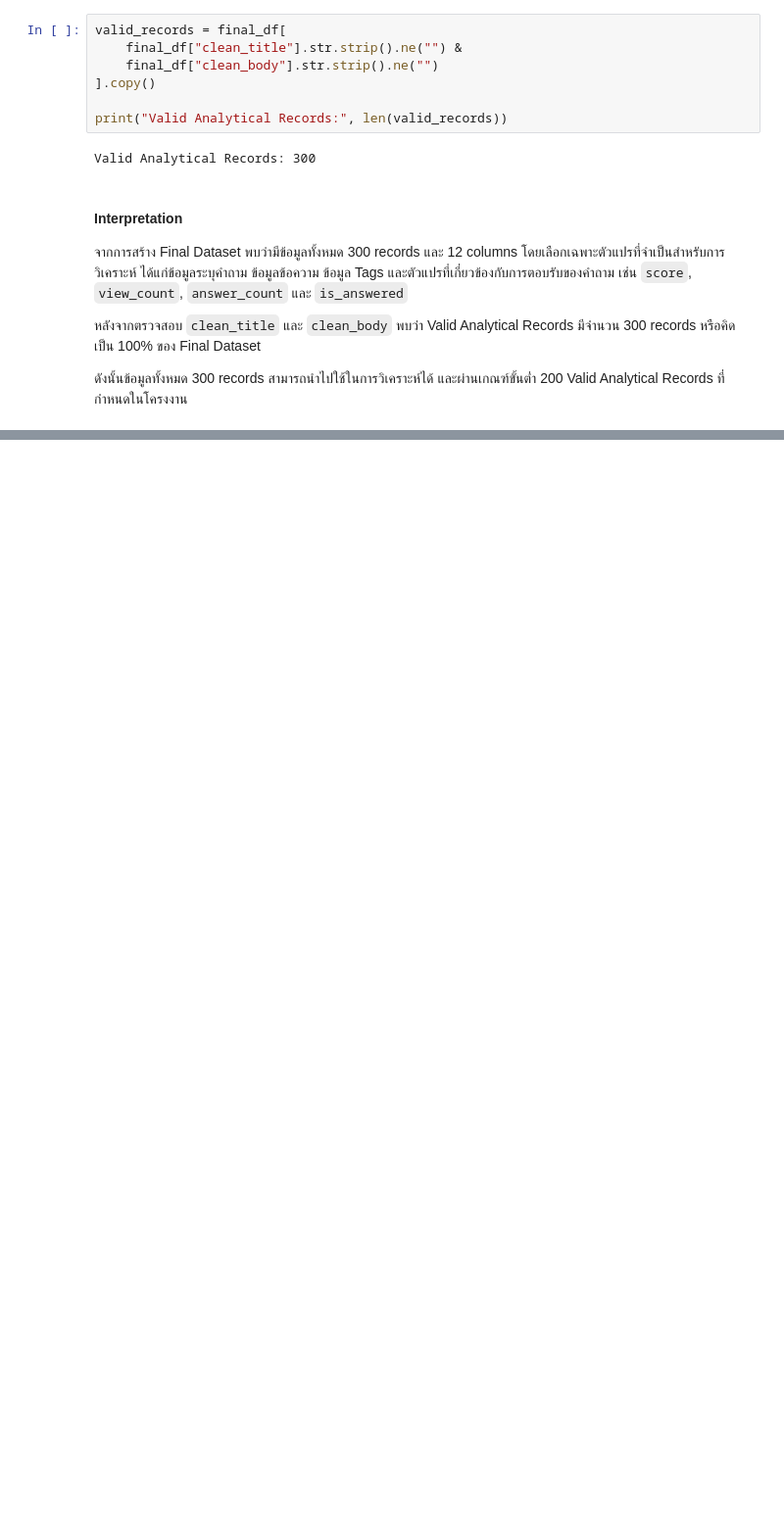
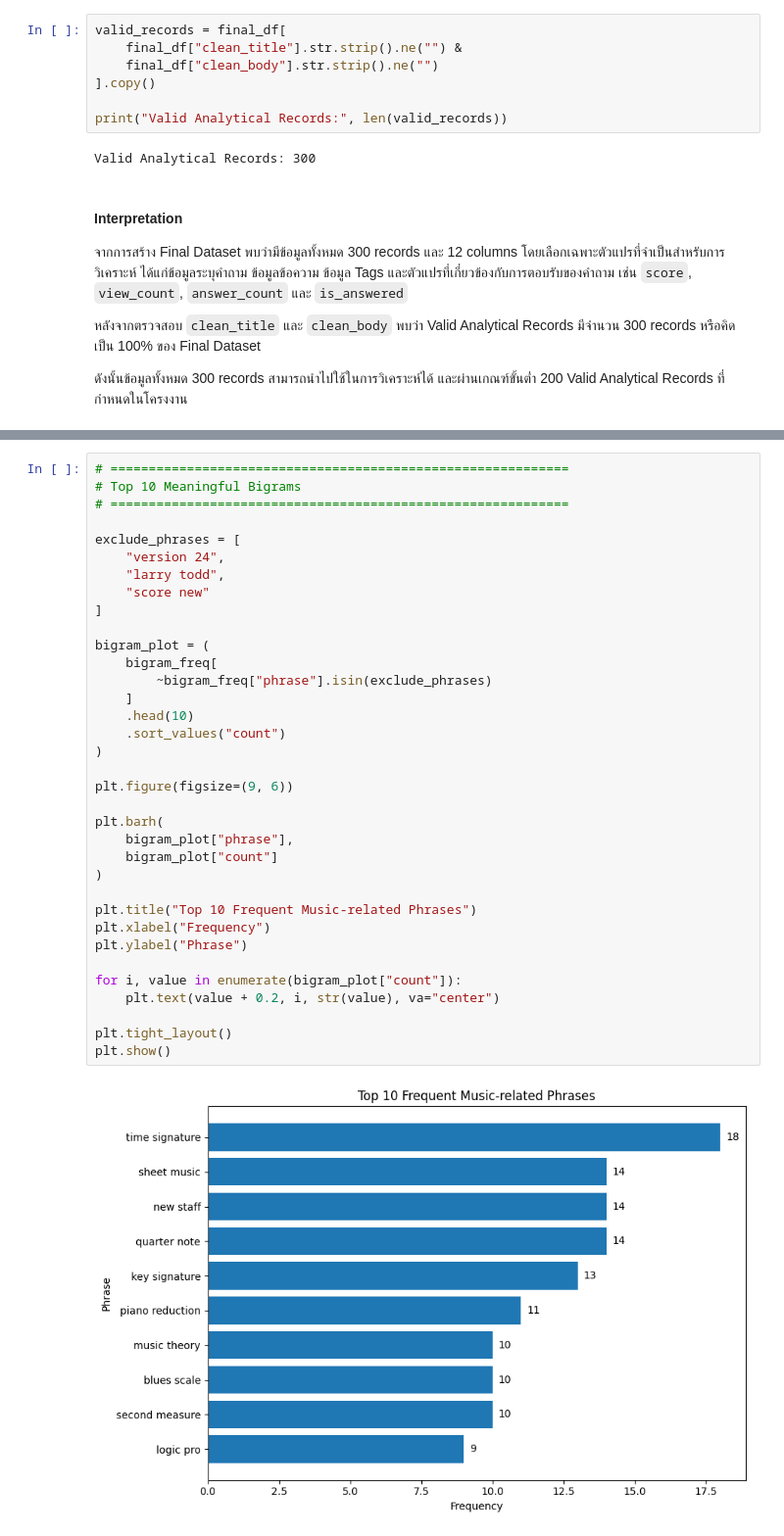
Before and after one commit to suphitchakh-web/Project_1, a Jupyter notebook: Team06_Part2.ipynb, the cells around one changed output, grey strips where cells are left out. Shown at 98% size. Drawn from its saved outputs; the diff is of its cells as text; blank space fills up the shorter version.

```diff
--- a/Team06_Part2.ipynb
+++ b/Team06_Part2.ipynb
@@ -3594,0 +3796,37 @@ Valid Analytical Records: 300
+# %%
+# ============================================================
+# Top 10 Meaningful Bigrams
+# ============================================================
+
+exclude_phrases = [
+    "version 24",
+    "larry todd",
+    "score new"
+]
+
+bigram_plot = (
+    bigram_freq[
+        ~bigram_freq["phrase"].isin(exclude_phrases)
+    ]
+    .head(10)
+    .sort_values("count")
+)
+
+plt.figure(figsize=(9, 6))
+
+plt.barh(
+    bigram_plot["phrase"],
+    bigram_plot["count"]
+)
+
+plt.title("Top 10 Frequent Music-related Phrases")
+plt.xlabel("Frequency")
+plt.ylabel("Phrase")
+
+for i, value in enumerate(bigram_plot["count"]):
+    plt.text(value + 0.2, i, str(value), va="center")
+
+plt.tight_layout()
+plt.show()
+# %% [output]
+[figure, added]
```
Also changed, not shown: parts of 27 cells of this notebook.
